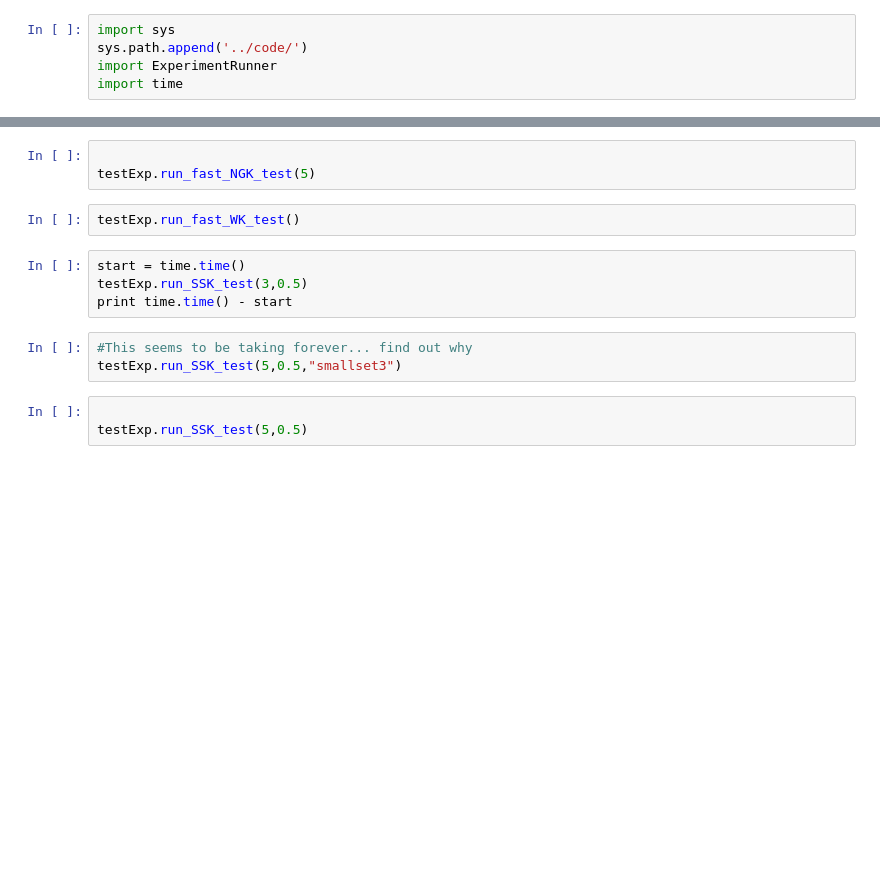
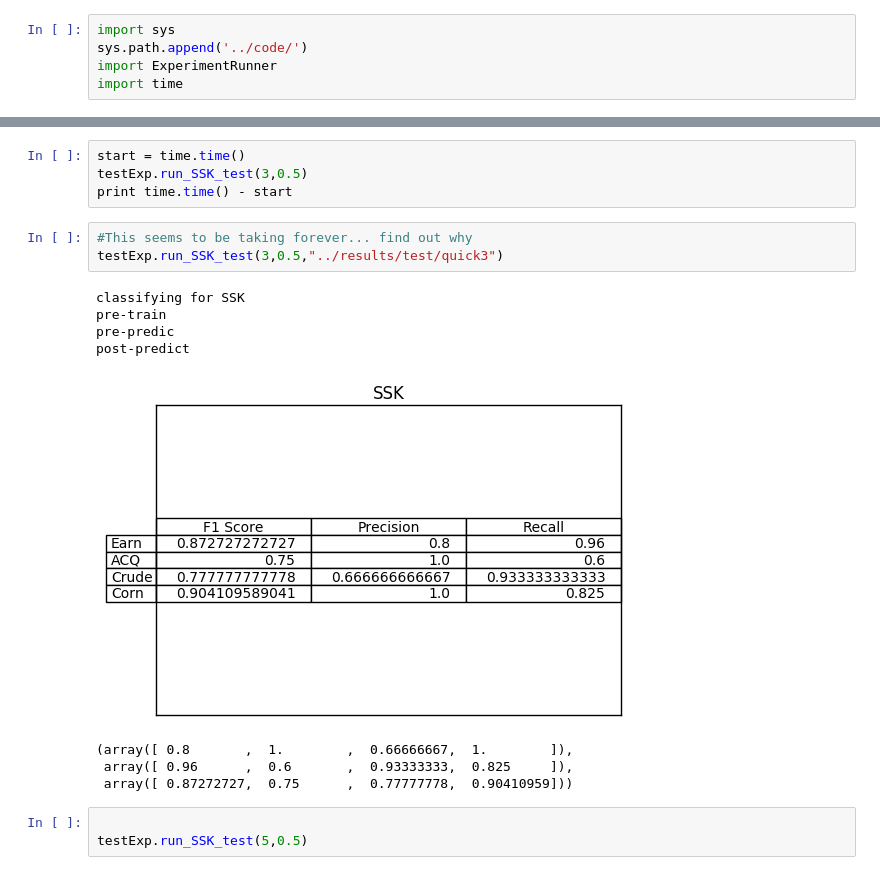
Before and after one commit to fabianschilling/string-kernels, a Jupyter notebook: notebooks/StartExperiment.ipynb, the cells around one changed output, grey strips where cells are left out. Drawn from its saved outputs; the diff is of its cells as text; blank space fills up the shorter version.

Commit message:
started with restults table and fixed indexing error in results

```diff
--- a/notebooks/StartExperiment.ipynb
+++ b/notebooks/StartExperiment.ipynb
@@ -18,15 +59,19 @@ print time.time() - start
-# %%
-
-testExp.run_fast_NGK_test(5)
-# %%
-testExp.run_fast_WK_test()
 # %%
 start = time.time()
 testExp.run_SSK_test(3,0.5)
 print time.time() - start
 # %%
 #This seems to be taking forever... find out why
-testExp.run_SSK_test(5,0.5,"smallset3")
+testExp.run_SSK_test(3,0.5,"../results/test/quick3")
+# %% [output]
+classifying for SSK
+pre-train
+pre-predic
+post-predict
+[figure, added]
+(array([ 0.8       ,  1.        ,  0.66666667,  1.        ]),
+ array([ 0.96      ,  0.6       ,  0.93333333,  0.825     ]),
+ array([ 0.87272727,  0.75      ,  0.77777778,  0.90410959]))
 # %%
 
 testExp.run_SSK_test(5,0.5)
```
Also changed, not shown: parts of 4 cells of this notebook, 5 other files.
